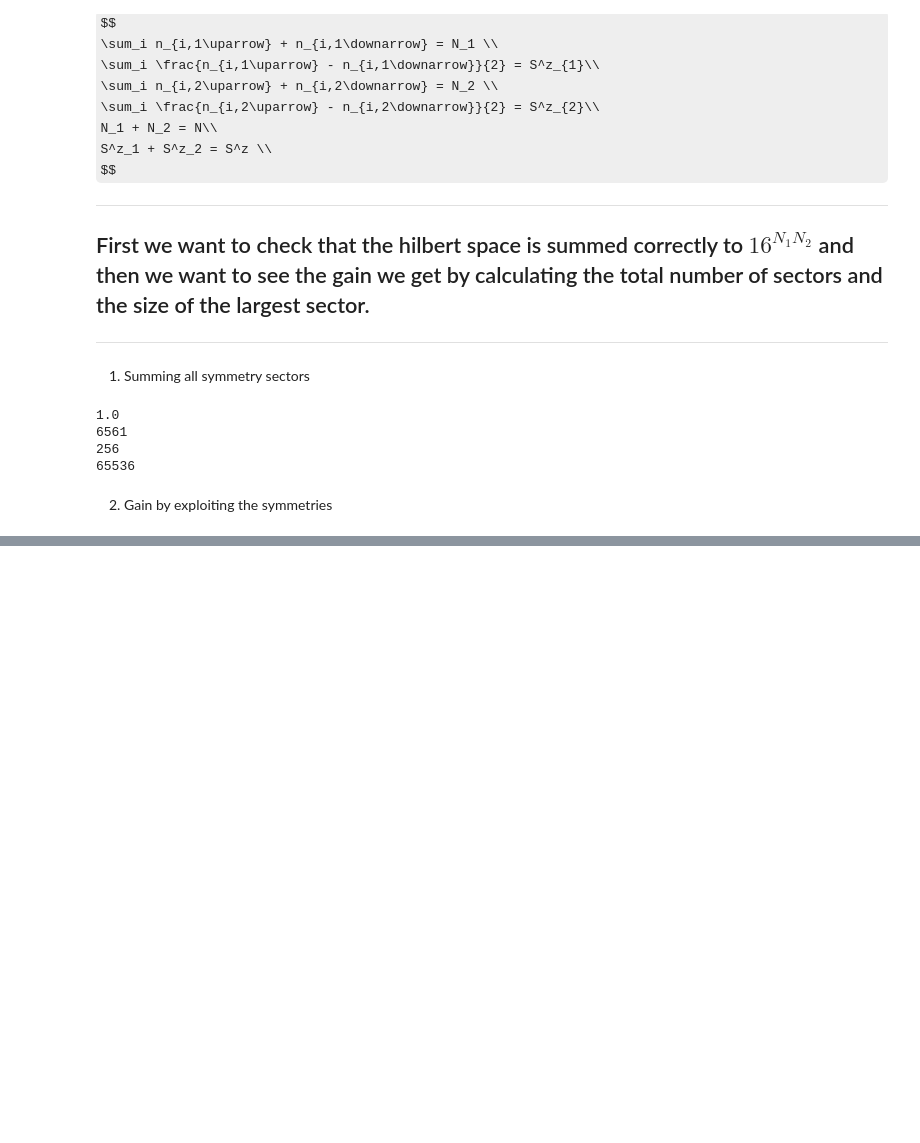
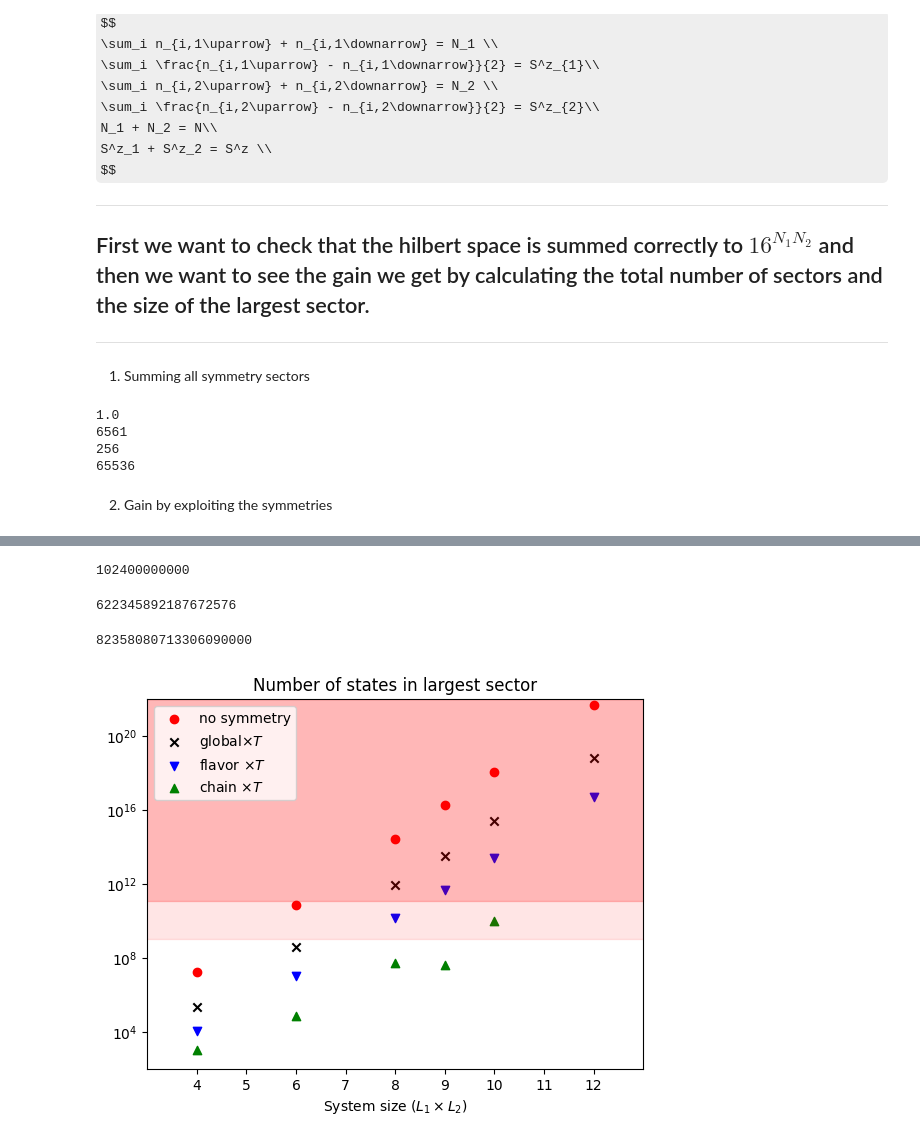
Before and after one commit to KotsiosJirisSas/ED, a Jupyter notebook: combinatorics.ipynb, the cells around one changed output, grey strips where cells are left out. Cells and saved outputs as stored; diff of their text form; code cells hidden in the pictures; some formulas as TeX source; blank space fills up the shorter version.

```diff
--- a/combinatorics.ipynb
+++ b/combinatorics.ipynb
@@ -285,0 +516,55 @@ KeyboardInterrupt:
+# %%
+s,l,m = totalpartitionsnew(5,5,5,5,5,5,L1=2,L2=5)
+print(m)
+# %% [output]
+102400000000
+# %%
+n_up = [6,6,6,6]
+n_down = [6,6,6,6]
+combo = configs_valley(3,4,n_up,n_down)
+combo
+# %% [output]
+622345892187672576
+# %%
+combo = configs_global(3,4,3*6,3*6)
+print(combo)
+# %% [output]
+82358080713306090000
+# %%
+Max_secs = []
+Max_secs.append([853776,46656,4096]) #2x2
+Max_secs.append([2363904400,64000000,419904]) #2x3
+Max_secs.append([7312459672336,117649000000,429981696]) #2x4
+Max_secs.append([302198588499600,4001504141376,387420489]) #3x3
+Max_secs.append([24061445010950400,256096265048064,102400000000]) #2x5
+Max_secs.append([82358080713306090000,622345892187672576,1]) #3x4
+# %%
+p = 0
+for (L1,L2) in [(2,2),(2,3),(2,4),(3,3),(2,5),(3,4)]:
+    N = L1*L2
+    full_H = 64**(int(N))
+    glob = Max_secs[p][0]
+    vall = Max_secs[p][1]
+    chain = Max_secs[p][2]
+    p += 1
+    plt.scatter(N,log10(glob/(N)),marker='x',c='black')
+    plt.scatter(N,log10(vall/(N)),marker='v',c='blue')
+    plt.scatter(N,log10(full_H),marker='o',c='red')
+    plt.scatter(N,log10(chain/N),marker='^',c='green')
+plt.scatter(N,1,marker='o',c='red',label='no symmetry')
+plt.scatter(N,1,marker='x',c='black',label='global$\\times T$')
+plt.scatter(N,1,marker='v',c='blue',label='flavor $\\times T$')
+plt.scatter(N,1,marker='^',c='green',label='chain $\\times T$')
+plt.fill_between(x=np.array([0,22]),y1=9,y2=22,color='red',alpha=0.1)
+plt.fill_between(x=np.array([0,22]),y1=11.1,y2=22,color='red',alpha=0.20)
+#plt.axhline(y=9,c='r',alpha=0.5,label='~ Lanczos cutoff')
+plt.ylim([2,22])
+plt.xlim([3,13])
+plt.xticks([4,5,6,7,8,9,10,11,12])
+plt.yticks([4,8,12,16,20],['$10^{4}$','$10^{8}$','$10^{12}$','$10^{16}$','$10^{20}$'])
+plt.title('Number of states in largest sector')
+plt.xlabel('System size $(L_1 \\times L_2)$')
+plt.legend()
+plt.savefig('hilbert_spaces.png')
+# %% [output]
+[figure, added]
```
Also changed, not shown: parts of 10 cells of this notebook, 2 other files.
